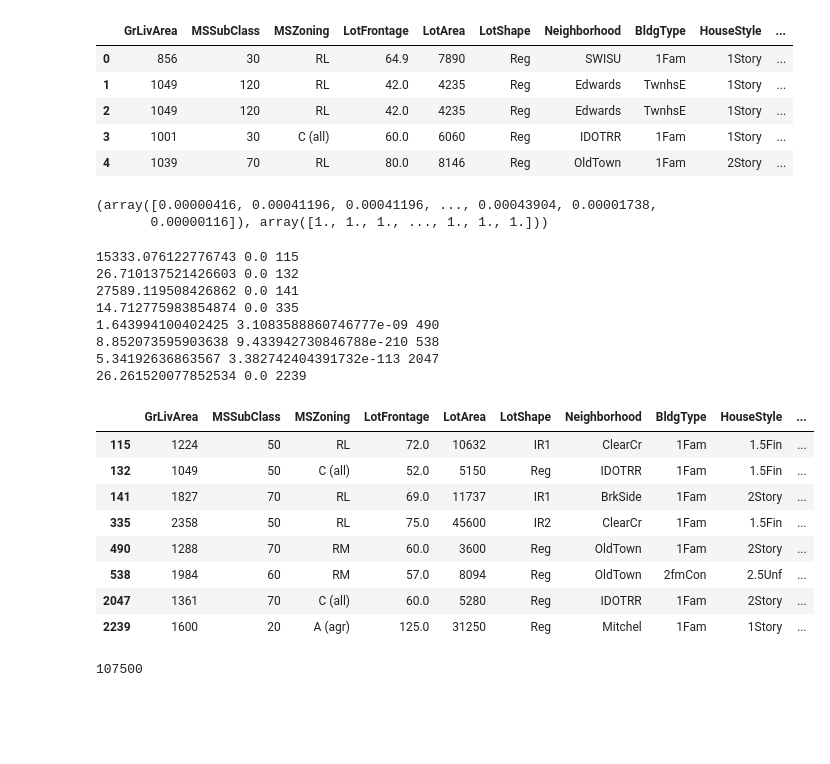
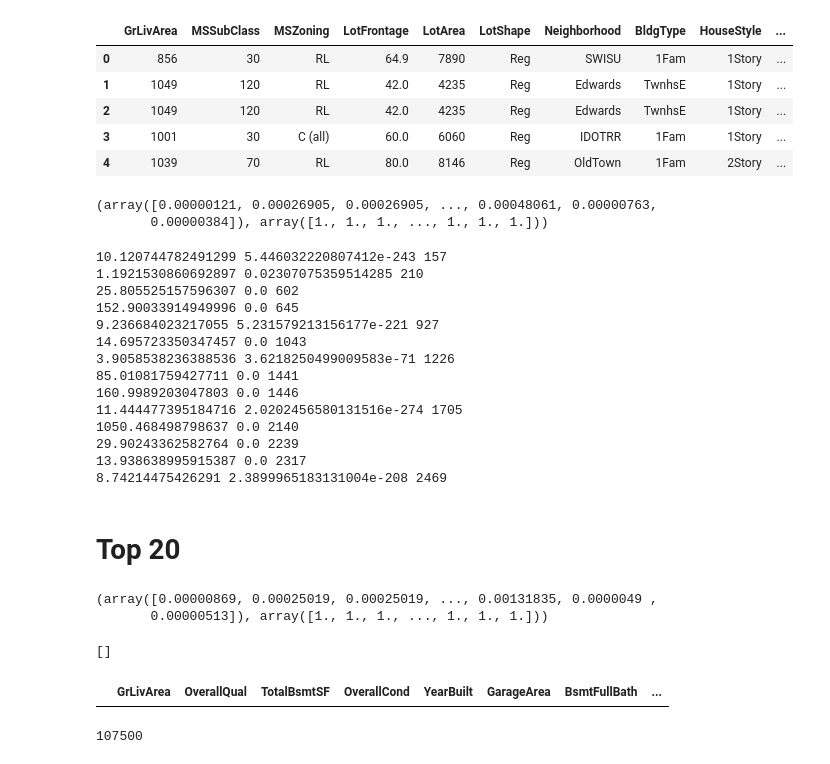
Before and after one commit to nickelworks/machine-learning-housing-project, a Jupyter notebook: charles/modeling/modeling_all_features/hardcore_fuckery.ipynb, the cells around one changed output. Cells and saved outputs as stored; diff of their text form; code cells hidden in the pictures; blank space fills up the shorter version.

Commit message:
small modeling and extracting rescaled betas

```diff
--- a/charles/modeling/modeling_all_features/hardcore_fuckery.ipynb
+++ b/charles/modeling/modeling_all_features/hardcore_fuckery.ipynb
@@ -3,7 +3,7 @@ import pandas as pd
 import numpy as np
 pd.set_option('display.max_columns', None)
 # %%
-data = pd.read_csv('./../../../communal/Ames_Housing_Price_Data_cleaned_3.csv')
+data = pd.read_csv('./../../../communal/Ames_Housing_Price_Data_cleaned_2.csv')
 # %%
 data = data.drop(['PID','Prop_Addr','mean_LotFrontage'],axis = 1)
 predict = data['SalePrice']
@@ -267,8 +245,8 @@ influence = model.get_influence()
 cooks = influence.cooks_distance
 print(cooks)
 # %% [output]
-(array([0.00000416, 0.00041196, 0.00041196, ..., 0.00043904, 0.00001738,
-       0.00000116]), array([1., 1., 1., ..., 1., 1., 1.]))
+(array([0.00000121, 0.00026905, 0.00026905, ..., 0.00048061, 0.00000763,
+       0.00000384]), array([1., 1., 1., ..., 1., 1., 1.]))
 # %%
 outliers = []
 for i in range(len(cooks[0])):
@@ -276,26 +254,54 @@ for i in range(len(cooks[0])):
         print(cooks[0][i], cooks[1][i], i)
         outliers.append(i)
 # %% [output]
-15333.076122776743 0.0 115
-26.710137521426603 0.0 132
-27589.119508426862 0.0 141
-14.712775983854874 0.0 335
-1.643994100402425 3.1083588860746777e-09 490
-8.852073595903638 9.433942730846788e-210 538
-5.34192636863567 3.382742404391732e-113 2047
-26.261520077852534 0.0 2239
+10.120744782491299 5.446032220807412e-243 157
+1.1921530860692897 0.02307075359514285 210
+25.805525157596307 0.0 602
+152.90033914949996 0.0 645
+9.236684023217055 5.231579213156177e-221 927
+14.695723350347457 0.0 1043
+3.9058538236388536 3.6218250499009583e-71 1226
+85.01081759427711 0.0 1441
+160.9989203047803 0.0 1446
+11.444477395184716 2.0202456580131516e-274 1705
+1050.468498798637 0.0 2140
+29.90243362582764 0.0 2239
+13.938638995915387 0.0 2317
+8.74214475426291 2.3899965183131004e-208 2469
+# %% [markdown]
+# Top 20
+# %%
+top_20_list = ['GrLivArea', 'OverallQual', 'TotalBsmtSF', 'OverallCond', 'YearBuilt',
+              'GarageArea', 'BsmtFullBath', 'Neighborhood_Crawfor', 'CentralAir_Y',
+              'Neighborhood_Somerst', 'BldgType_Twnhs', 'BsmtExposure_Gd',
+              'Neighborhood_Edwards', 'KitchenQual_TA', 'Neighborhood_MeadowV',
+              'Condition1_Norm', 'Neighborhood_NridgHt', 'Fireplaces', 'MSZoning_RL',
+              'HeatingQC_TA']
+# %%
+t20 = dummy[top_20_list]
+dummy_with_constant = sm.add_constant(t20)
+model = sm.OLS(log_predict,dummy_with_constant).fit()
+np.set_printoptions(suppress = True)
+influence = model.get_influence()
+cooks = influence.cooks_distance
+print(cooks)
+# %% [output]
+(array([0.00000869, 0.00025019, 0.00025019, ..., 0.00131835, 0.0000049 ,
+       0.00000513]), array([1., 1., 1., ..., 1., 1., 1.]))
+# %%
+outliers = []
+for i in range(len(cooks[0])):
+    if cooks[1][i] < .05:
+        print(cooks[0][i], cooks[1][i], i)
+        outliers.append(i)
+# %%
+outliers
+# %% [output]
+[]
 # %%
-data.iloc[outliers]
+t20.iloc[outliers]
 # %% [output]
-|  | GrLivArea | MSSubClass | MSZoning | LotFrontage | LotArea | LotShape | Neighborhood | BldgType | HouseStyle | ... |
-| 115 | 1224 | 50 | RL | 72.0 | 10632 | IR1 | ClearCr | 1Fam | 1.5Fin | ... |
-| 132 | 1049 | 50 | C (all) | 52.0 | 5150 | Reg | IDOTRR | 1Fam | 1.5Fin | ... |
-| 141 | 1827 | 70 | RL | 69.0 | 11737 | IR1 | BrkSide | 1Fam | 2Story | ... |
-| 335 | 2358 | 50 | RL | 75.0 | 45600 | IR2 | ClearCr | 1Fam | 1.5Fin | ... |
-| 490 | 1288 | 70 | RM | 60.0 | 3600 | Reg | OldTown | 1Fam | 2Story | ... |
-| 538 | 1984 | 60 | RM | 57.0 | 8094 | Reg | OldTown | 2fmCon | 2.5Unf | ... |
-| 2047 | 1361 | 70 | C (all) | 60.0 | 5280 | Reg | IDOTRR | 1Fam | 2Story | ... |
-| 2239 | 1600 | 20 | A (agr) | 125.0 | 31250 | Reg | Mitchel | 1Fam | 1Story | ... |
+|  | GrLivArea | OverallQual | TotalBsmtSF | OverallCond | YearBuilt | GarageArea | BsmtFullBath | ... |
 # %%
 predict[115]
 # %% [output]
```
Also changed, not shown: parts of 11 cells of this notebook, 46 other files.
